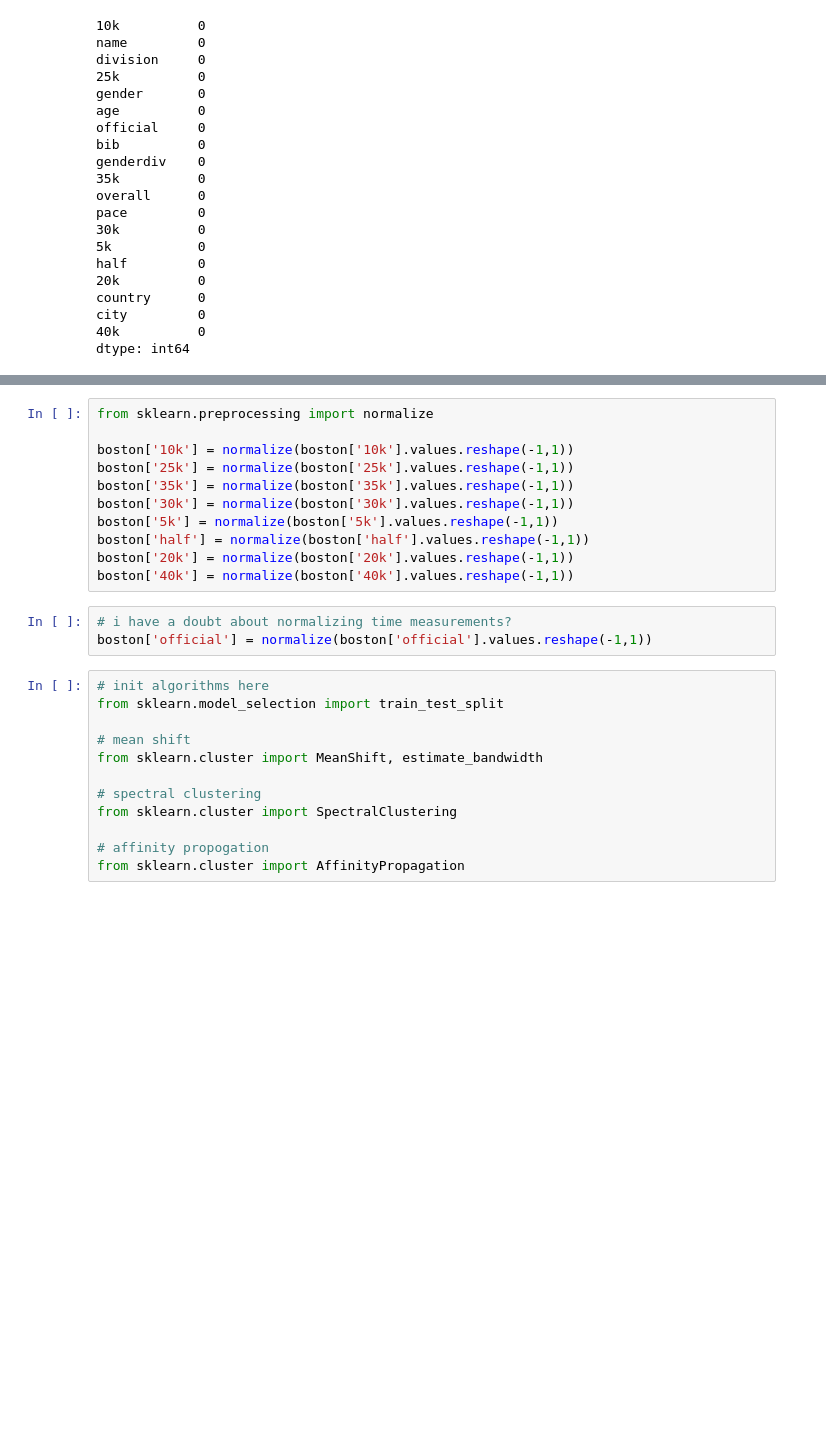
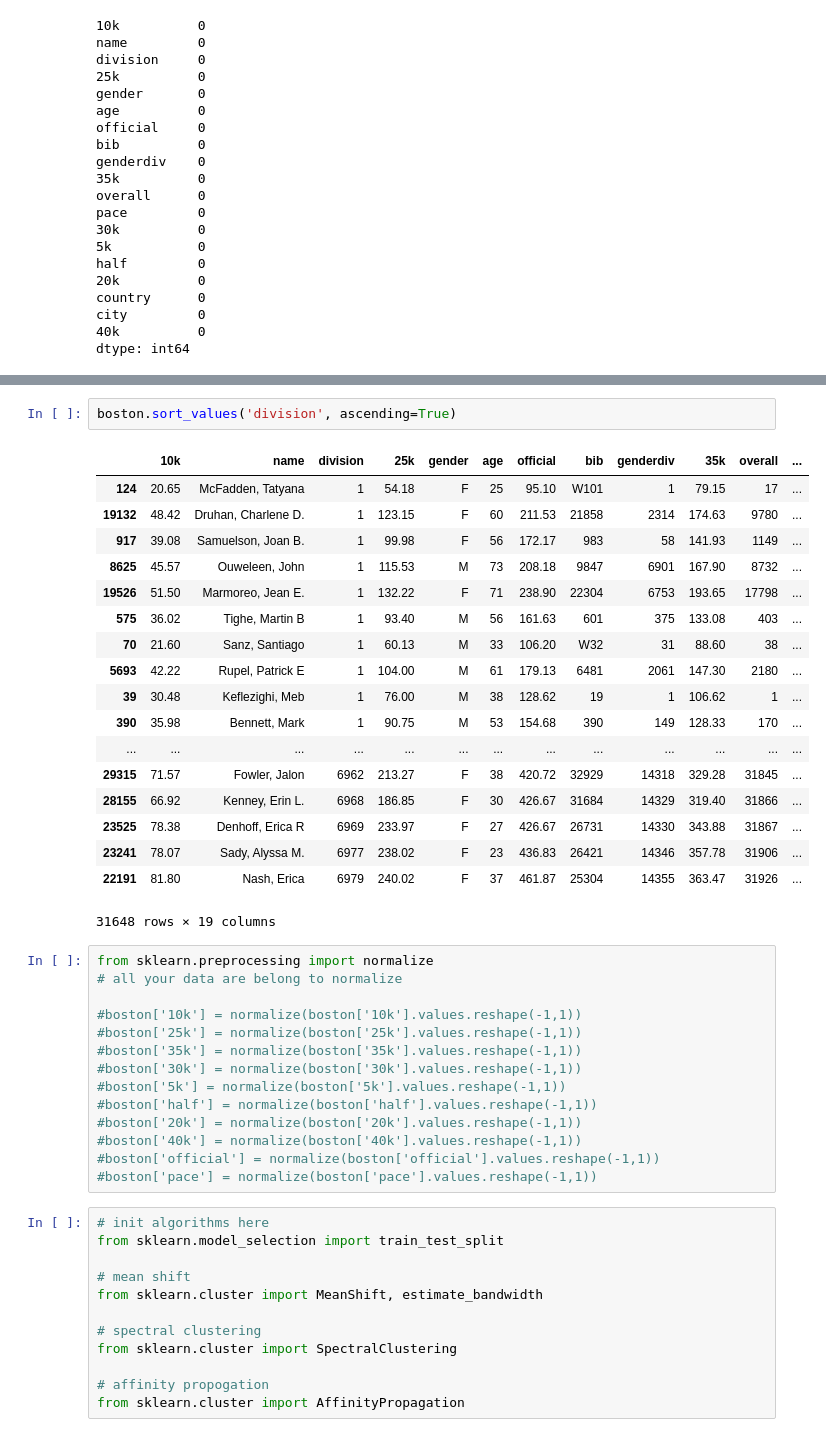
Before and after one commit to Schmidt8181/UnsupervisedLearning, a Jupyter notebook: BostonMarathon.ipynb, the cells around one changed output, grey strips where cells are left out. Saved outputs shown, nothing was run; the diff lists cells and outputs as text; blank space fills up the shorter version.

```diff
--- a/BostonMarathon.ipynb
+++ b/BostonMarathon.ipynb
@@ -133,17 +156,38 @@ dtype: int64
+# %%
+boston.sort_values('division', ascending=True)
+# %% [output]
+|  | 10k | name | division | 25k | gender | age | official | bib | genderdiv | 35k | overall | ... |
+| 124 | 20.65 | McFadden, Tatyana | 1 | 54.18 | F | 25 | 95.10 | W101 | 1 | 79.15 | 17 | ... |
+| 19132 | 48.42 | Druhan, Charlene D. | 1 | 123.15 | F | 60 | 211.53 | 21858 | 2314 | 174.63 | 9780 | ... |
+| 917 | 39.08 | Samuelson, Joan B. | 1 | 99.98 | F | 56 | 172.17 | 983 | 58 | 141.93 | 1149 | ... |
+| 8625 | 45.57 | Ouweleen, John | 1 | 115.53 | M | 73 | 208.18 | 9847 | 6901 | 167.90 | 8732 | ... |
+| 19526 | 51.50 | Marmoreo, Jean E. | 1 | 132.22 | F | 71 | 238.90 | 22304 | 6753 | 193.65 | 17798 | ... |
+| 575 | 36.02 | Tighe, Martin B | 1 | 93.40 | M | 56 | 161.63 | 601 | 375 | 133.08 | 403 | ... |
+| 70 | 21.60 | Sanz, Santiago | 1 | 60.13 | M | 33 | 106.20 | W32 | 31 | 88.60 | 38 | ... |
+| 5693 | 42.22 | Rupel, Patrick E | 1 | 104.00 | M | 61 | 179.13 | 6481 | 2061 | 147.30 | 2180 | ... |
+| 39 | 30.48 | Keflezighi, Meb | 1 | 76.00 | M | 38 | 128.62 | 19 | 1 | 106.62 | 1 | ... |
+| 390 | 35.98 | Bennett, Mark | 1 | 90.75 | M | 53 | 154.68 | 390 | 149 | 128.33 | 170 | ... |
+| ... | ... | ... | ... | ... | ... | ... | ... | ... | ... | ... | ... | ... |
+| 29315 | 71.57 | Fowler, Jalon | 6962 | 213.27 | F | 38 | 420.72 | 32929 | 14318 | 329.28 | 31845 | ... |
+| 28155 | 66.92 | Kenney, Erin L. | 6968 | 186.85 | F | 30 | 426.67 | 31684 | 14329 | 319.40 | 31866 | ... |
+| 23525 | 78.38 | Denhoff, Erica R | 6969 | 233.97 | F | 27 | 426.67 | 26731 | 14330 | 343.88 | 31867 | ... |
+| 23241 | 78.07 | Sady, Alyssa M. | 6977 | 238.02 | F | 23 | 436.83 | 26421 | 14346 | 357.78 | 31906 | ... |
+| 22191 | 81.80 | Nash, Erica | 6979 | 240.02 | F | 37 | 461.87 | 25304 | 14355 | 363.47 | 31926 | ... |
+31648 rows × 19 columns
 # %%
 from sklearn.preprocessing import normalize
+# all your data are belong to normalize
 
-boston['10k'] = normalize(boston['10k'].values.reshape(-1,1))
-boston['25k'] = normalize(boston['25k'].values.reshape(-1,1))
-boston['35k'] = normalize(boston['35k'].values.reshape(-1,1))
-boston['30k'] = normalize(boston['30k'].values.reshape(-1,1))
-boston['5k'] = normalize(boston['5k'].values.reshape(-1,1))
-boston['half'] = normalize(boston['half'].values.reshape(-1,1))
-boston['20k'] = normalize(boston['20k'].values.reshape(-1,1))
-boston['40k'] = normalize(boston['40k'].values.reshape(-1,1))
+#boston['10k'] = normalize(boston['10k'].values.reshape(-1,1))
+#boston['25k'] = normalize(boston['25k'].values.reshape(-1,1))
+#boston['35k'] = normalize(boston['35k'].values.reshape(-1,1))
+#boston['30k'] = normalize(boston['30k'].values.reshape(-1,1))
+#boston['5k'] = normalize(boston['5k'].values.reshape(-1,1))
+#boston['half'] = normalize(boston['half'].values.reshape(-1,1))
+#boston['20k'] = normalize(boston['20k'].values.reshape(-1,1))
+#boston['40k'] = normalize(boston['40k'].values.reshape(-1,1))
+#boston['official'] = normalize(boston['official'].values.reshape(-1,1))
+#boston['pace'] = normalize(boston['pace'].values.reshape(-1,1))
-# %%
-# i have a doubt about normalizing time measurements?
-boston['official'] = normalize(boston['official'].values.reshape(-1,1))
 # %%
 # init algorithms here
 from sklearn.model_selection import train_test_split
```
Also changed, not shown: parts of 8 cells of this notebook, 1 other file.
